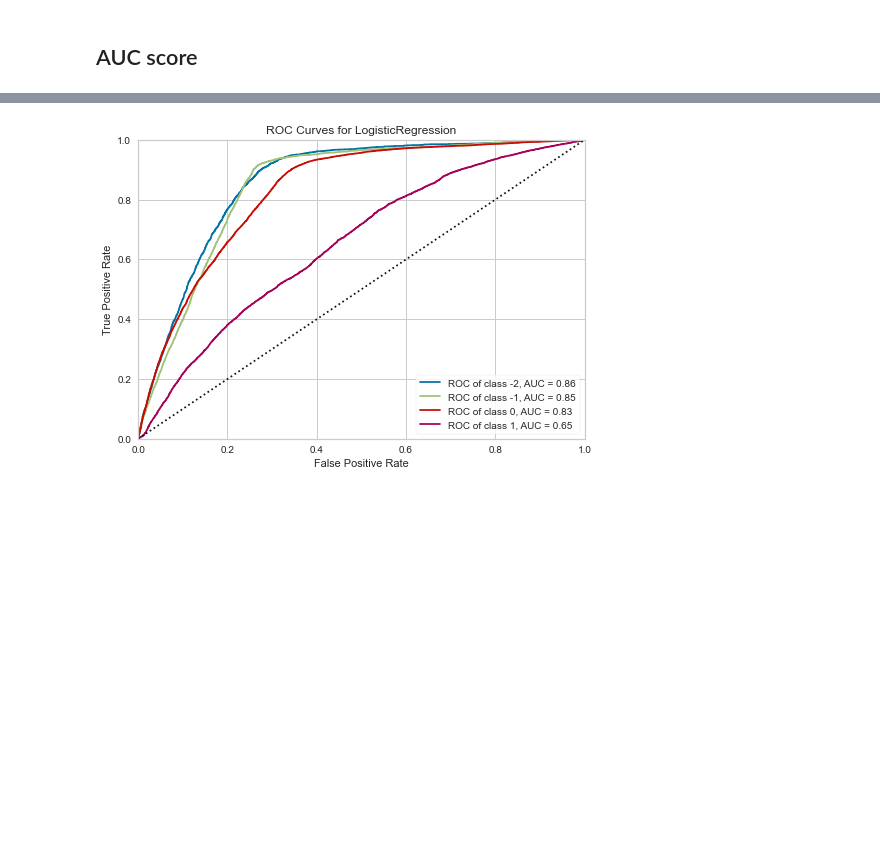
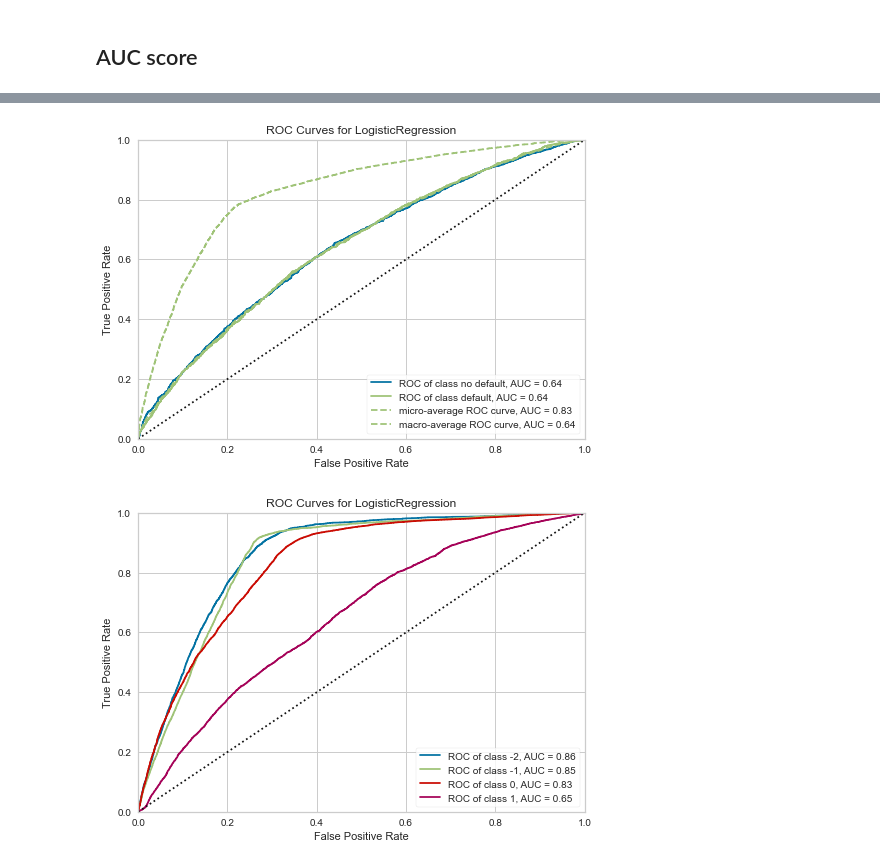
Before and after one commit to PacktPublishing/Practical-Data-Science-with-Python, a Jupyter notebook: Chapter12/Chapter_12_code.ipynb, the cells around one changed output, grey strips where cells are left out. Saved outputs shown, nothing was run; the diff lists cells and outputs as text; code cells hidden in the pictures; blank space fills up the shorter version.

```diff
--- a/Chapter12/Chapter_12_code.ipynb
+++ b/Chapter12/Chapter_12_code.ipynb
@@ -286,3 +286,7 @@ roc = roc_auc(lr_model, x_train, y_train, x_test, y_test, classes=['no default',
+# %%
+roc = roc_auc(lr_model, x_train, y_train, x_test, y_test, classes=['no default', 'default'])
+# %% [output]
+[figure, added]
 # %%
 from sklearn.metrics import plot_roc_curve
 
```
Also changed, not shown: parts of 25 cells of this notebook, 2 other files.
